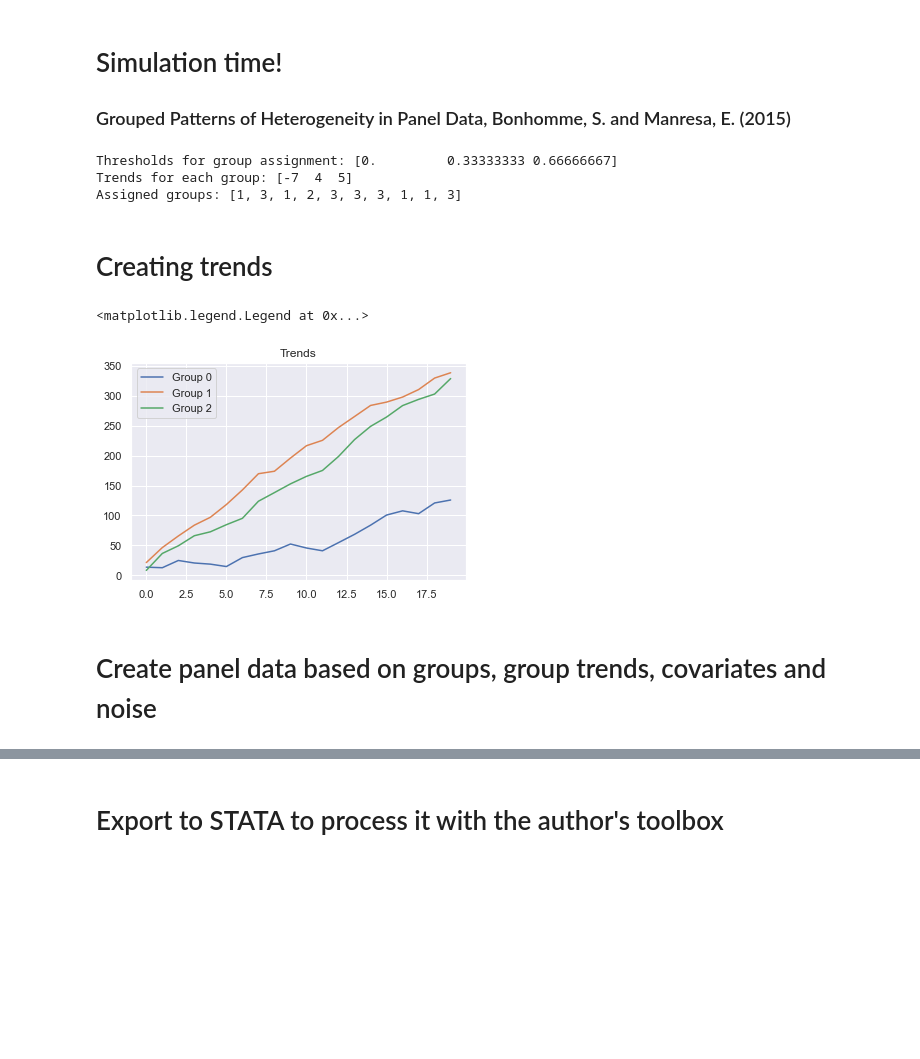
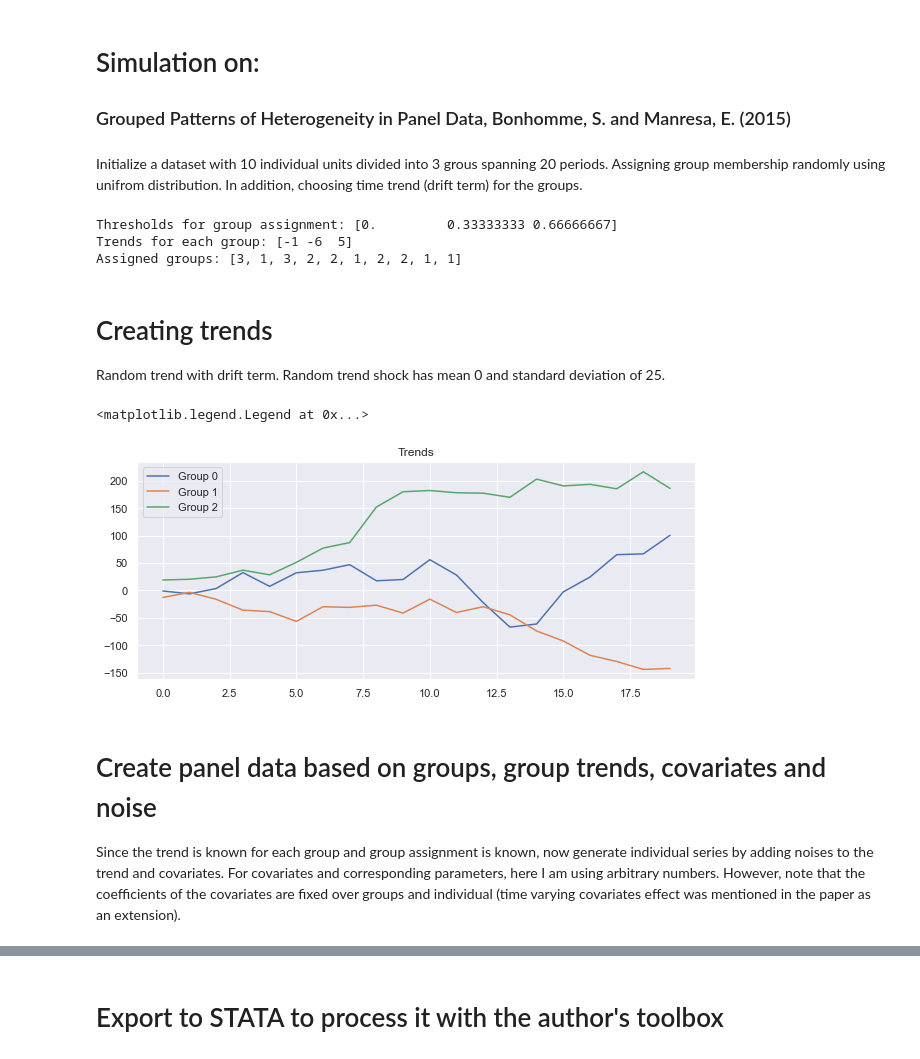
Before and after one commit to Sugarkhuu/GFE_toy, a Jupyter notebook: bonhomme_manresa_2015.ipynb, the cells around one changed output, grey strips where cells are left out. Cells and saved outputs as stored; diff of their text form; code cells hidden in the pictures; blank space fills up the shorter version.

```diff
--- a/bonhomme_manresa_2015.ipynb
+++ b/bonhomme_manresa_2015.ipynb
@@ -1,7 +1,8 @@
 # %% [markdown]
-# Simulation time!
+# Simulation on:
 ### Grouped Patterns of Heterogeneity in Panel Data, Bonhomme, S. and Manresa, E. (2015)
 # %%
+# %matplotlib notebook
 # packages
 import os
 import numpy as np
@@ -9,19 +10,22 @@ import pandas as pd
 import matplotlib.pyplot as plt
 import seaborn as sns
 sns.set_theme()
-
-np.random.seed(seed=5) # used in random group assignment
-
-nt = 20 # number of periods
-nc = 10 # number of units
-ng = 3  # number of groups
+plt.rcParams['figure.figsize'] = [10, 4]
 
 os.chdir(r"GFE_generic")
+# %% [markdown]
+Initialize a dataset with 10 individual units divided into 3 grous spanning 20 periods. Assigning group membership randomly using unifrom distribution. In addition, choosing time trend (drift term) for the groups.
 # %%
-gtrend = np.random.randint(-10,10,ng)
+np.random.seed(seed=10) # used in random group assignment
 
-gtresh = np.linspace(0,1,ng+1)[:-1]
-group_place = np.random.random(nc) # assign uniform RN to each cross section
+nt = 20 # number of periods
+nc = 10 # number of units/countries
+ng = 3  # number of groups
+
+gtrend = np.random.randint(-10,10,ng) # create integer trend within [-10;10] for each group
+
+gtresh = np.linspace(0,1,ng+1)[:-1]   # linear treshold to randomly divide into groups
+group_place = np.random.random(nc)    # assign uniform RN to each unit for dividing into groups
 cg = [np.argmin(i>gtresh)+1 for i in group_place] # where the assigned RN are located in grid of thresholds
 
 print(f'Thresholds for group assignment: {gtresh}')
@@ -29,28 +33,32 @@ print(f'Trends for each group: {gtrend}')
 print(f'Assigned groups: {cg}')
 # %% [output]
 Thresholds for group assignment: [0.         0.33333333 0.66666667]
-Trends for each group: [-7  4  5]
-Assigned groups: [1, 3, 1, 2, 3, 3, 3, 1, 1, 3]
+Trends for each group: [-1 -6  5]
+Assigned groups: [3, 1, 3, 2, 2, 1, 2, 2, 1, 1]
 # %% [markdown]
 # Creating trends
+
+Random trend with drift term. Random trend shock has mean 0 and standard deviation of 25.
 # %%
 # Trends for groups
 groups = {}
 for i in range(ng):
     ds = [0]
     for y in range(nt):
-        ds.append(ds[-1]+gtrend[i]+np.random.rand()*25) # drift
+        ds.append(ds[-1]+gtrend[i]+np.random.normal(scale=25)) # drift, normal random disturbances with std=25
 
     groups['g'+str(i+1)+'t'] = ds[1:] # group i's trend
     plt.plot(groups['g'+str(i+1)+'t'], label='Group ' + str(i))
 
 plt.title('Trends')
 plt.legend()
 # %% [output]
 <matplotlib.legend.Legend at 0x...>
-[figure, old version]
+[figure, new version]
 # %% [markdown]
 # Create panel data based on groups, group trends, covariates and noise
+
+Since the trend is known for each group and group assignment is known, now generate individual series by adding noises to the trend and covariates. For covariates and corresponding parameters, here I am using arbitrary numbers. However, note that the coefficients of the covariates are fixed over groups and individual (time varying covariates effect was mentioned in the paper as an extension).
 # %%
 Group_trend = []
 time = []
```
Also changed, not shown: parts of 7 cells of this notebook, 16 other files.
